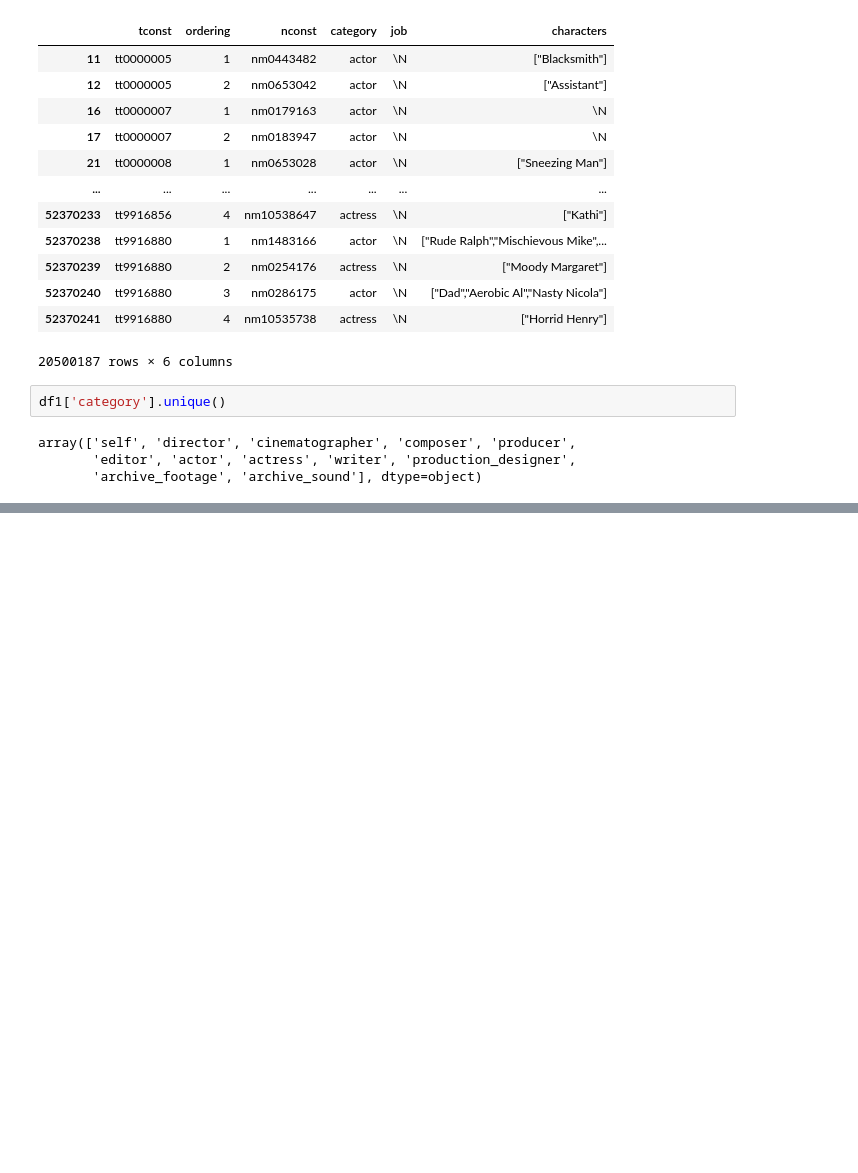
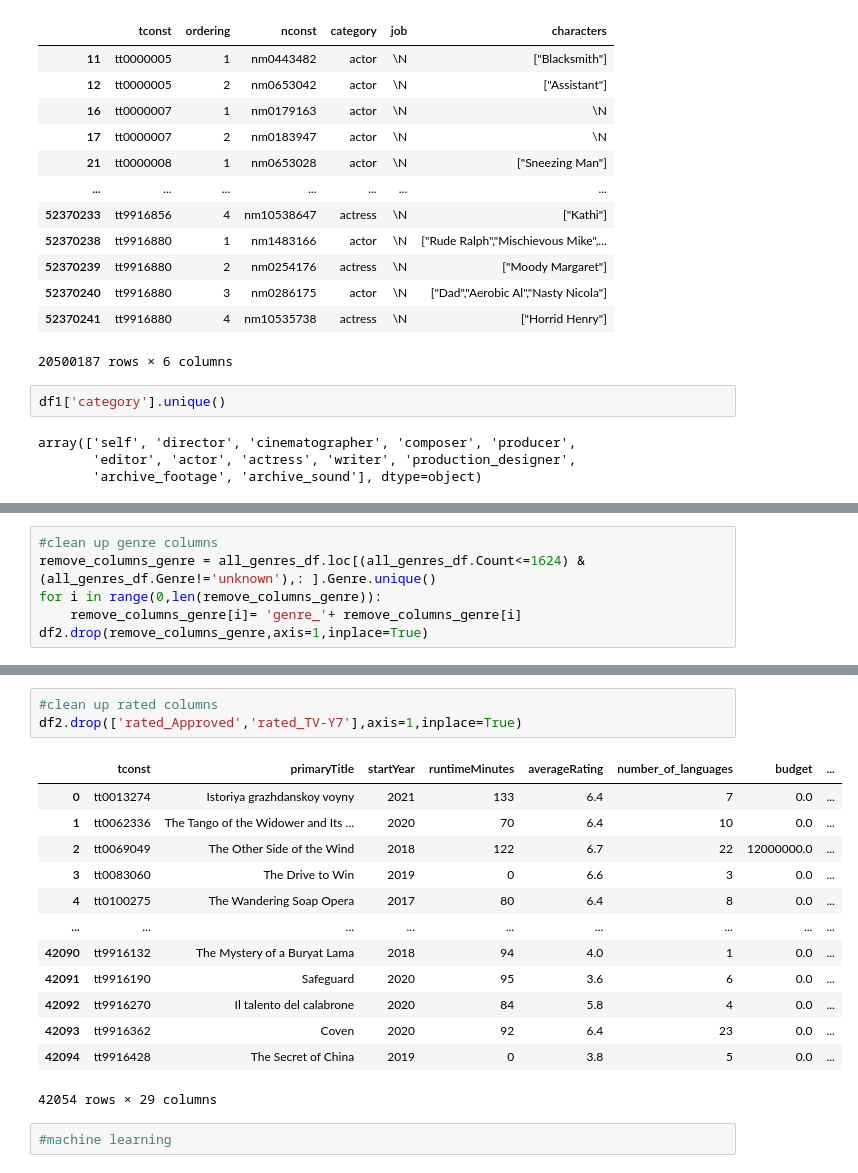
Before and after one commit to JuliaCooper60/Project_4_Movies, a Jupyter notebook: project4.ipynb, the cells around one changed output, grey strips where cells are left out. Drawn from its saved outputs; the diff is of its cells as text; blank space fills up the shorter version.

```diff
--- a/project4.ipynb
+++ b/project4.ipynb
@@ -119,0 +259,6 @@ df1
+# %%
+#clean up genre columns
+remove_columns_genre = all_genres_df.loc[(all_genres_df.Count<=1624) & (all_genres_df.Genre!='unknown'),: ].Genre.unique()
+for i in range(0,len(remove_columns_genre)):
+    remove_columns_genre[i]= 'genre_'+ remove_columns_genre[i]
+df2.drop(remove_columns_genre,axis=1,inplace=True)
@@ -119,0 +279,19 @@ df1
+# %%
+#clean up rated columns
+df2.drop(['rated_Approved','rated_TV-Y7'],axis=1,inplace=True)
+# %% [output]
+|  | tconst | primaryTitle | startYear | runtimeMinutes | averageRating | number_of_languages | budget | ... |
+| 0 | tt0013274 | Istoriya grazhdanskoy voyny | 2021 | 133 | 6.4 | 7 | 0.0 | ... |
+| 1 | tt0062336 | The Tango of the Widower and Its ... | 2020 | 70 | 6.4 | 10 | 0.0 | ... |
+| 2 | tt0069049 | The Other Side of the Wind | 2018 | 122 | 6.7 | 22 | 12000000.0 | ... |
+| 3 | tt0083060 | The Drive to Win | 2019 | 0 | 6.6 | 3 | 0.0 | ... |
+| 4 | tt0100275 | The Wandering Soap Opera | 2017 | 80 | 6.4 | 8 | 0.0 | ... |
+| ... | ... | ... | ... | ... | ... | ... | ... | ... |
+| 42090 | tt9916132 | The Mystery of a Buryat Lama | 2018 | 94 | 4.0 | 1 | 0.0 | ... |
+| 42091 | tt9916190 | Safeguard | 2020 | 95 | 3.6 | 6 | 0.0 | ... |
+| 42092 | tt9916270 | Il talento del calabrone | 2020 | 84 | 5.8 | 4 | 0.0 | ... |
+| 42093 | tt9916362 | Coven | 2020 | 92 | 6.4 | 23 | 0.0 | ... |
+| 42094 | tt9916428 | The Secret of China | 2019 | 0 | 3.8 | 5 | 0.0 | ... |
+42054 rows × 29 columns
+# %%
+#machine learning
```
Also changed, not shown: parts of 10 cells of this notebook, 4 other files.
